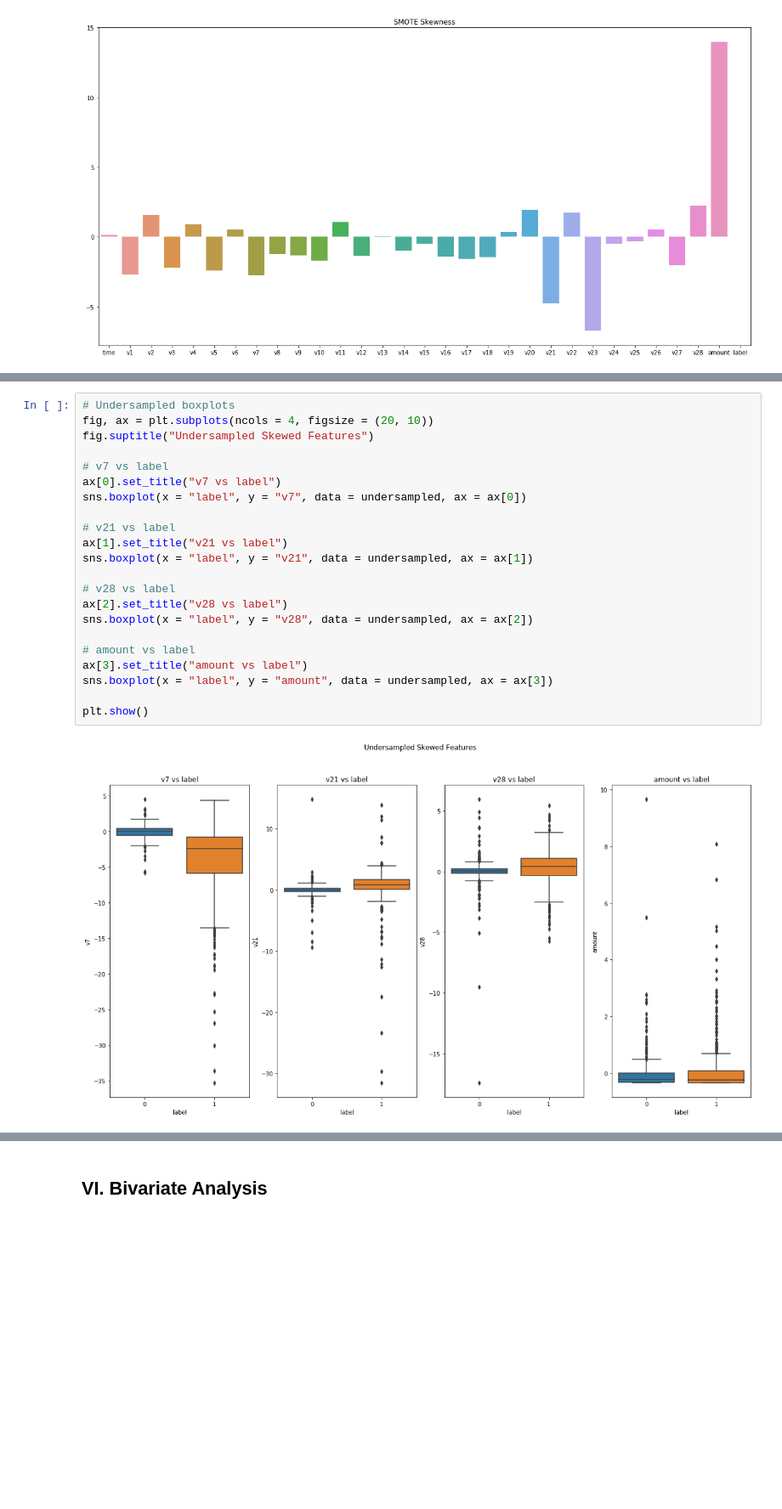
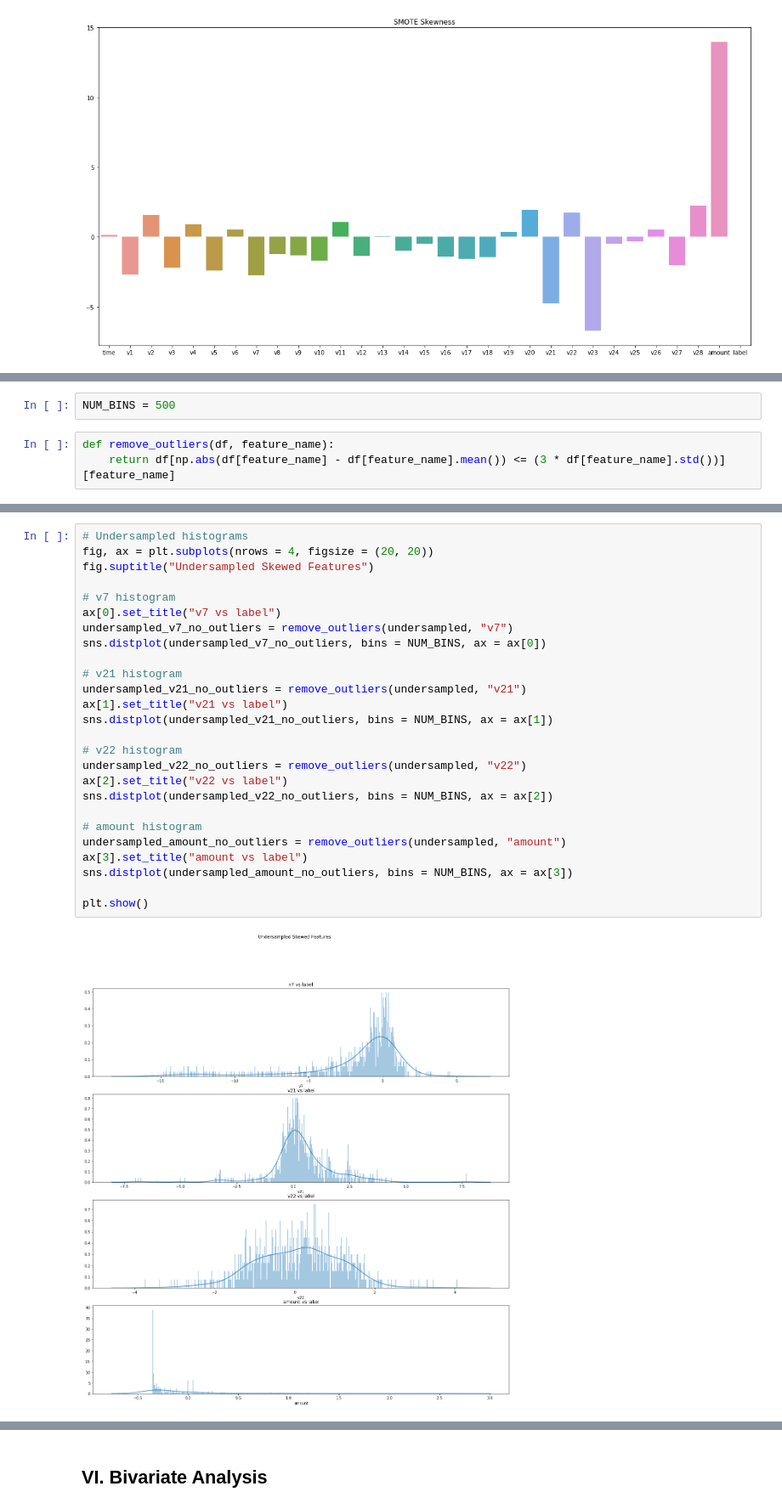
Before and after one commit to tobyzl2/Credit-Card-Fraud-Classification, a Jupyter notebook: notebooks/eda.ipynb, the cells around one changed output, grey strips where cells are left out. Shown at 85% size. Saved outputs shown, nothing was run; the diff lists cells and outputs as text; blank space fills up the shorter version.

```diff
--- a/notebooks/eda.ipynb
+++ b/notebooks/eda.ipynb
@@ -97 +97,6 @@ for name, data in train_datasets_dict.items():
+# %%
+NUM_BINS = 500
+# %%
+def remove_outliers(df, feature_name):
+    return df[np.abs(df[feature_name] - df[feature_name].mean()) <= (3 * df[feature_name].std())][feature_name]
 # %%
@@ -121,25 +130,29 @@ plt.show()
 # %%
-# Undersampled boxplots
-fig, ax = plt.subplots(ncols = 4, figsize = (20, 10))
+# Undersampled histograms
+fig, ax = plt.subplots(nrows = 4, figsize = (20, 20))
 fig.suptitle("Undersampled Skewed Features")
 
-# v7 vs label
+# v7 histogram
 ax[0].set_title("v7 vs label")
-sns.boxplot(x = "label", y = "v7", data = undersampled, ax = ax[0])
+undersampled_v7_no_outliers = remove_outliers(undersampled, "v7")
+sns.distplot(undersampled_v7_no_outliers, bins = NUM_BINS, ax = ax[0])
 
-# v21 vs label
+# v21 histogram
+undersampled_v21_no_outliers = remove_outliers(undersampled, "v21")
 ax[1].set_title("v21 vs label")
-sns.boxplot(x = "label", y = "v21", data = undersampled, ax = ax[1])
+sns.distplot(undersampled_v21_no_outliers, bins = NUM_BINS, ax = ax[1])
 
-# v28 vs label
-ax[2].set_title("v28 vs label")
-sns.boxplot(x = "label", y = "v28", data = undersampled, ax = ax[2])
+# v22 histogram
+undersampled_v22_no_outliers = remove_outliers(undersampled, "v22")
+ax[2].set_title("v22 vs label")
+sns.distplot(undersampled_v22_no_outliers, bins = NUM_BINS, ax = ax[2])
 
-# amount vs label
+# amount histogram
+undersampled_amount_no_outliers = remove_outliers(undersampled, "amount")
 ax[3].set_title("amount vs label")
-sns.boxplot(x = "label", y = "amount", data = undersampled, ax = ax[3])
+sns.distplot(undersampled_amount_no_outliers, bins = NUM_BINS, ax = ax[3])
 
 plt.show()
 # %% [output]
-[figure, old version]
+[figure, new version]
 # %%
```
Also changed, not shown: parts of 13 cells of this notebook, 7 other files.
